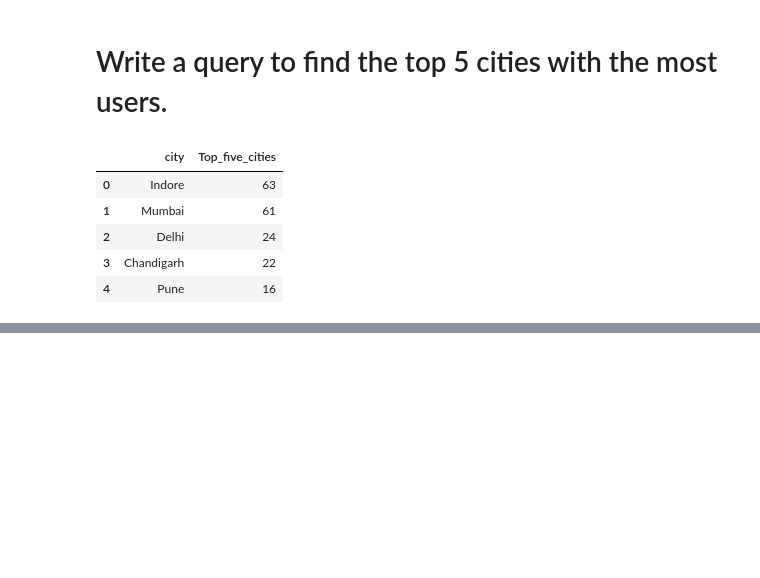
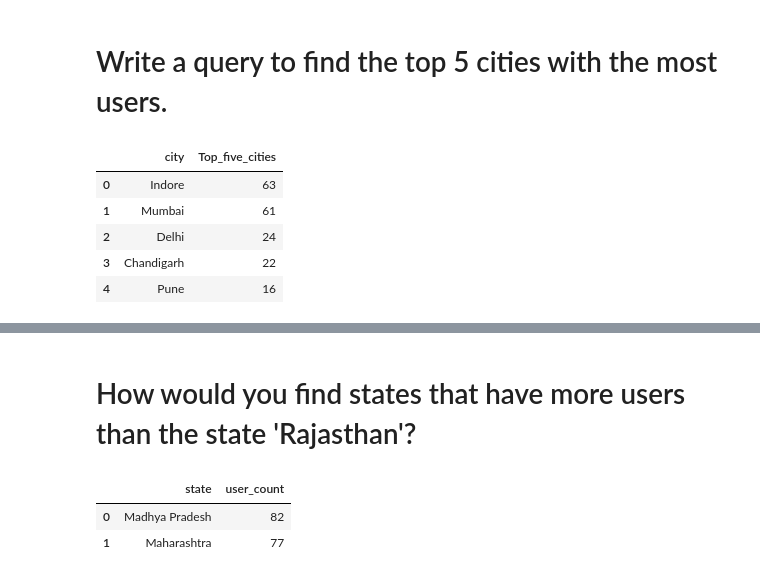
Before and after one commit to Maruf-Ahmad-khan/REVENUE-ANALYSIS, a Jupyter notebook: Case Studies using sql.ipynb, the cells around one changed output, grey strips where cells are left out. Saved outputs shown, nothing was run; the diff lists cells and outputs as text; code cells hidden in the pictures; blank space fills up the shorter version.

```diff
--- a/Case Studies using sql.ipynb
+++ b/Case Studies using sql.ipynb
@@ -327,0 +346,9 @@ int(math.ceil(223.99 * 83.95))
+# %% [markdown]
+# How would you find states that have more users than the state 'Rajasthan'?
+# %%
+More_users = pd.read_sql("SELECT state, COUNT(*) AS user_count FROM users GROUP BY state HAVING COUNT(*) > (SELECT COUNT(*) FROM users WHERE state = 'Rajasthan') ORDER BY user_count DESC", mydb)
+More_users
+# %% [output]
+|  | state | user_count |
+| 0 | Madhya Pradesh | 82 |
+| 1 | Maharashtra | 77 |
```
Also changed, not shown: parts of 14 cells of this notebook, 3 other files.
